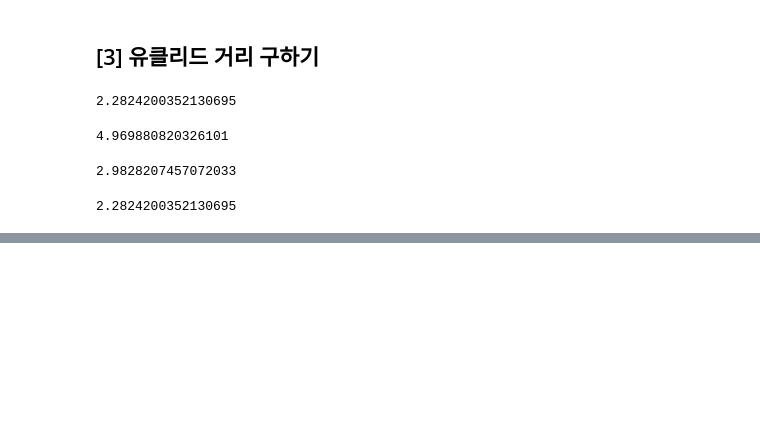
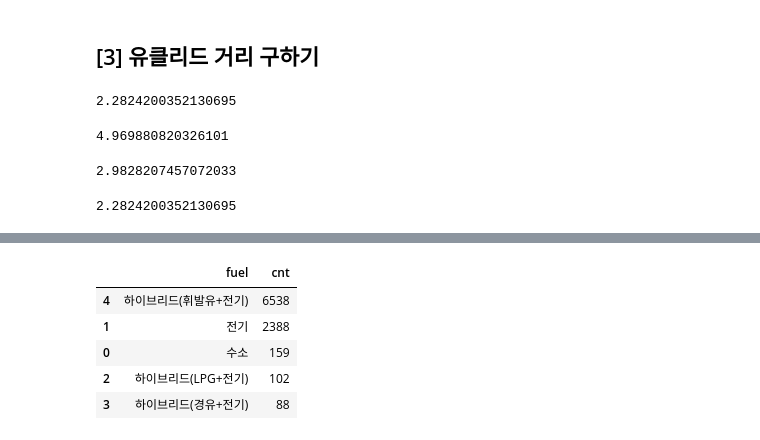
Before and after one commit to knudatascientists/Team3_stair, a Jupyter notebook: gy/power.ipynb, the cells around one changed output, grey strips where cells are left out. Saved outputs shown, nothing was run; the diff lists cells and outputs as text; code cells hidden in the pictures; blank space fills up the shorter version.

```diff
--- a/gy/power.ipynb
+++ b/gy/power.ipynb
@@ -421,0 +260,4 @@ result.sort_values('distant distance(km)',ascending=False)
+# %%
+sta1=UserInfo.geocoding('서울특별시 영등포구 여의동로 330')
+gu=sta1.address.split(' ')[1]
+print(gu)
@@ -421,0 +268,3 @@ result.sort_values('distant distance(km)',ascending=False)
+# %%
+c=station_gy.res_car_cnt(sta1.address)
+print(c)
@@ -421,0 +286,9 @@ result.sort_values('distant distance(km)',ascending=False)
+# %%
+station_gy.gu_res_car_cnt(c)
+# %% [output]
+|  | fuel | cnt |
+| 4 | 하이브리드(휘발유+전기) | 6538 |
+| 1 | 전기 | 2388 |
+| 0 | 수소 | 159 |
+| 2 | 하이브리드(LPG+전기) | 102 |
+| 3 | 하이브리드(경유+전기) | 88 |
```
Also changed, not shown: parts of 18 cells of this notebook, 2 other files.
